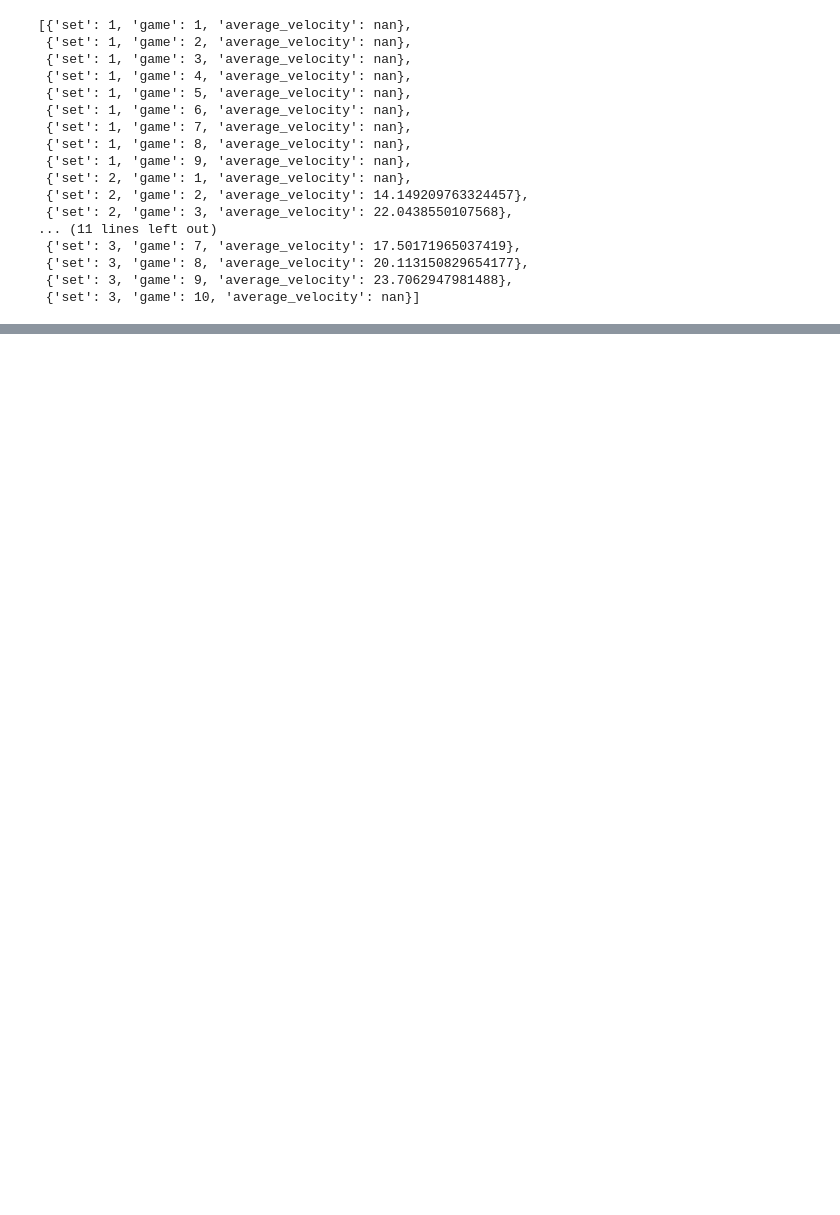
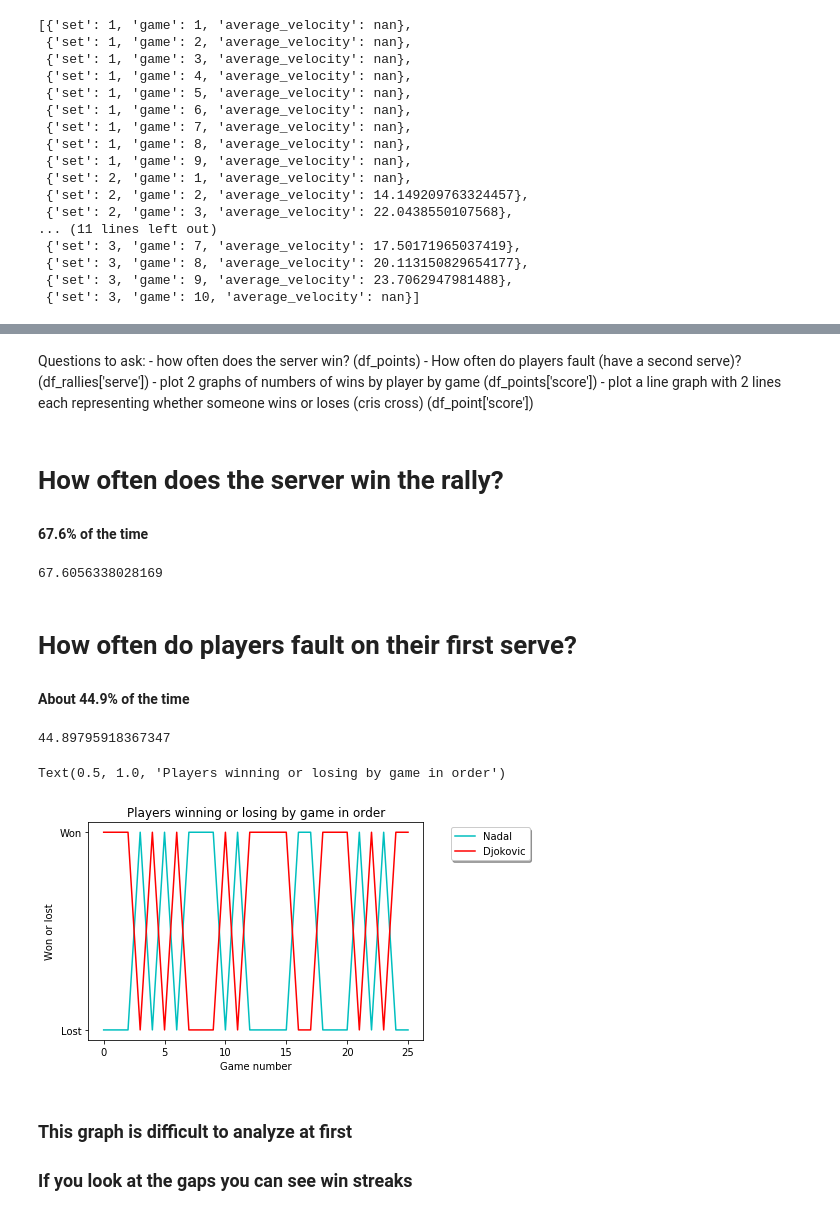
Before and after one commit to ThomasLee94/AUS-open-final-2019-analysis, a Jupyter notebook: analysis.ipynb, the cells around one changed output, grey strips where cells are left out. Drawn from its saved outputs; the diff is of its cells as text; code cells hidden in the pictures; blank space fills up the shorter version.

```diff
--- a/analysis.ipynb
+++ b/analysis.ipynb
@@ -281,0 +262,70 @@ average_velocities_djok
+# %% [markdown]
+Questions to ask:
+        - how often does the server win? (df_points)
+        - How often do players fault (have a second serve)? (df_rallies['serve'])
+        - plot 2 graphs of numbers of wins by player by game (df_points['score'])
+        - plot a line graph with 2 lines each representing whether someone wins or loses (cris cross) (df_point['score'])
+# %% [markdown]
+# How often does the server win the rally?
+#### 67.6% of the time
+# %%
+def server_to_winner_ratio(df):
+    server_won = 0
+    reciever_won = 0
+    for server, winner in zip(df['server'], df['winner']):
+        if server == winner:
+            server_won += 1
+        else:
+            reciever_won += 1
+
+    return server_won / (reciever_won + server_won) * 100
+
+server_to_winner_ratio(df_points)
+# %% [output]
+67.6056338028169
+# %% [markdown]
+# How often do players fault on their first serve?
+#### About 44.9% of the time
+# %%
+df_points['serve'].value_counts()[1] / df_points['serve'].value_counts()[0] * 100
+# %% [output]
+44.89795918367347
+# %%
+df_points['score']
+
+# split the string by ", "
+# take the first index
+# split that string by ":"
+# create an array for each player
+# iterate through all of these and keep track of the prevous
+# when you notice one changes :
+# append the values 0 or 1 to mark lost or won
+
+djok = []
+nadal = []
+last_score = None
+for event in df_points['score']:
+    current_score = event.split(', ')[0].split(' ')[-1]
+    if last_score == None:
+        last_score = current_score
+    if current_score != last_score:
+        if current_score[0] > last_score[0]:
+            djok.append(1)
+            nadal.append(0)
+        else:
+            djok.append(0)
+            nadal.append(1)
+    last_score = current_score
+
+plt.plot([i for i in range(len(nadal))], ['Won' if num == 1 else 'Lost' for num in nadal], color='c', label='Nadal')
+plt.plot([i for i in range(len(djok))], ['Won' if num == 1 else 'Lost' for num in djok], color='r', label='Djokovic')
+plt.legend(loc='upper center', bbox_to_anchor=(1.2, 1), shadow=True, ncol=1)
+plt.xlabel('Game number')
+plt.ylabel('Won or lost')
+plt.title('Players winning or losing by game in order')
+# %% [output]
+Text(0.5, 1.0, 'Players winning or losing by game in order')
+[figure, added]
+# %% [markdown]
+### This graph is difficult to analyze at first
+### If you look at the gaps you can see win streaks
```
Also changed, not shown: parts of 13 cells of this notebook.
